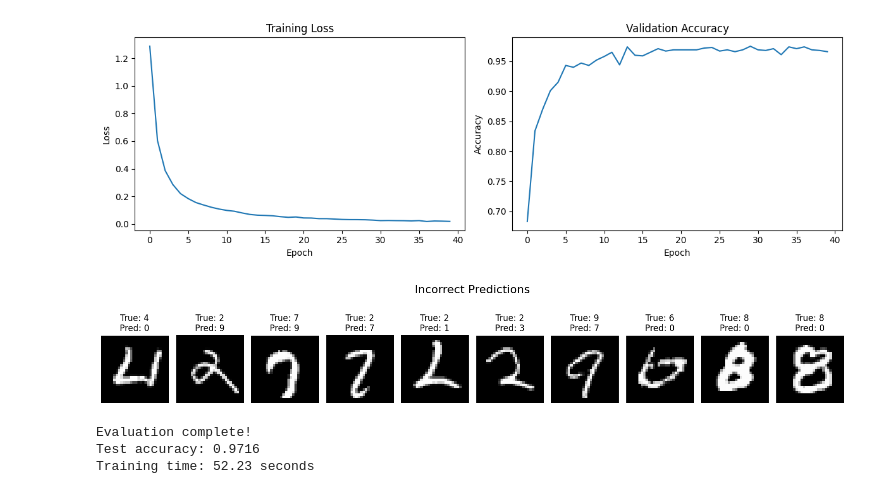
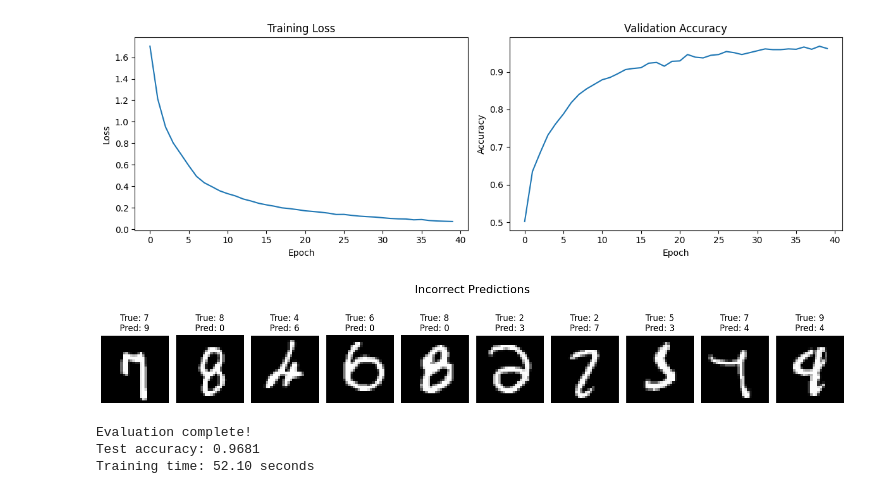
Before and after one commit to cwhy/picojam, a Jupyter notebook: jam/notebooks/RNN.ipynb, the cells around one changed output. Saved outputs shown, nothing was run; the diff lists cells and outputs as text; code cells hidden in the pictures.

```diff
--- a/jam/notebooks/RNN.ipynb
+++ b/jam/notebooks/RNN.ipynb
@@ -256,10 +256,10 @@ import jax.nn as nn
 
 def diagonal_init_params(key):
     """Initialize parameters for a 2-layer diagonal RNN with SwiGLU between layers."""
-    hidden_size = 512
+    hidden_size = 128
     features = 28   # MNIST image width
     num_classes = 10
-    intermediate_size = 1024  # Size for the SwiGLU intermediate representation
+    intermediate_size = 128  # Size for the SwiGLU intermediate representation
 
     # Initialization scale
     init_scale = 0.01
@@ -505,5 +505,5 @@ Training completed in 52.23 seconds.
-[figure, old version]
+[figure, new version]
-[figure, old version]
+[figure, new version]
 Evaluation complete!
-Test accuracy: 0.9716
-Training time: 52.23 seconds
+Test accuracy: 0.9681
+Training time: 52.10 seconds
```
Also changed, not shown: parts of 1 cell of this notebook.
